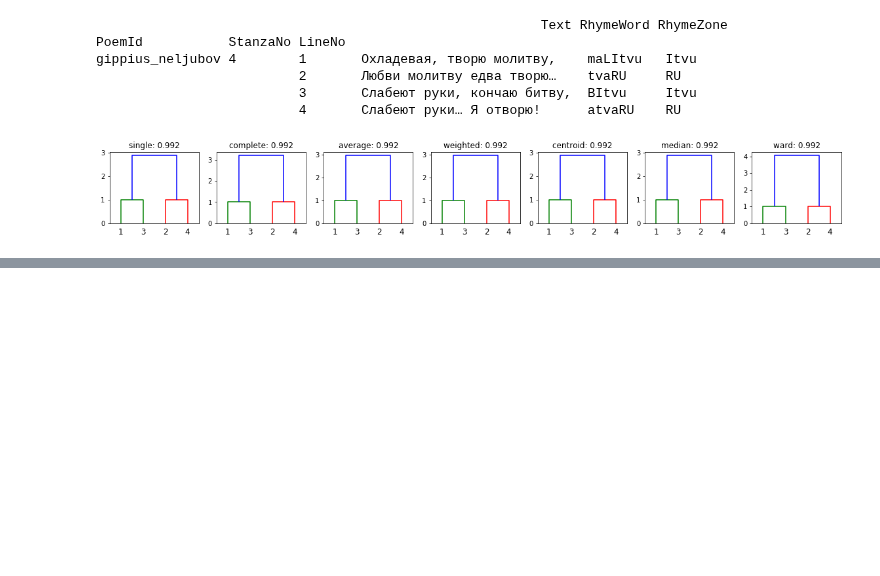
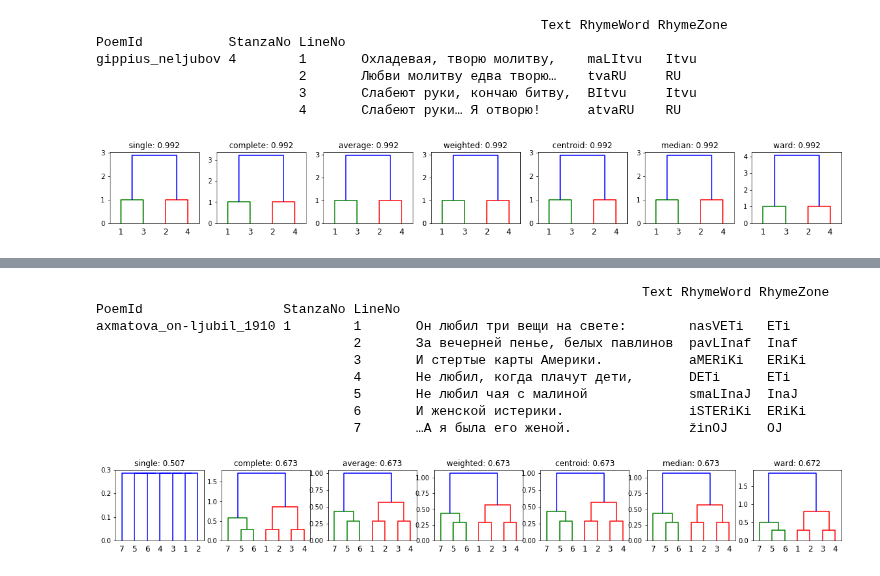
Before and after one commit to Data-Science-for-Linguists-2019/russian_rhyme, a Jupyter notebook: dev/samples.ipynb, the cells around one changed output, grey strips where cells are left out. Cells and saved outputs as stored; diff of their text form; code cells hidden in the pictures; blank space fills up the shorter version.

```diff
--- a/dev/samples.ipynb
+++ b/dev/samples.ipynb
@@ -323,0 +337,13 @@ gippius_neljubov 4        1       Охладевая, творю молитву,
+# %%
+explore("data_samples/axmatova_on-ljubil.xml")
+# %% [output]
+                                                                      Text RhymeWord RhymeZone
+PoemId                  StanzaNo LineNo
+axmatova_on-ljubil_1910 1        1       Он любил три вещи на свете:        nasVETi   ETi
+                                 2       За вечерней пенье, белых павлинов  pavLInaf  Inaf
+                                 3       И стертые карты Америки.           aMERiKi   ERiKi
+                                 4       Не любил, когда плачут дети,       DETi      ETi
+                                 5       Не любил чая с малиной             smaLInaJ  InaJ
+                                 6       И женской истерики.                iSTERiKi  ERiKi
+                                 7       …А я была его женой.               žinOJ     OJ
+[figure, added]
```
Also changed, not shown: parts of 7 cells of this notebook, 3 other files.
